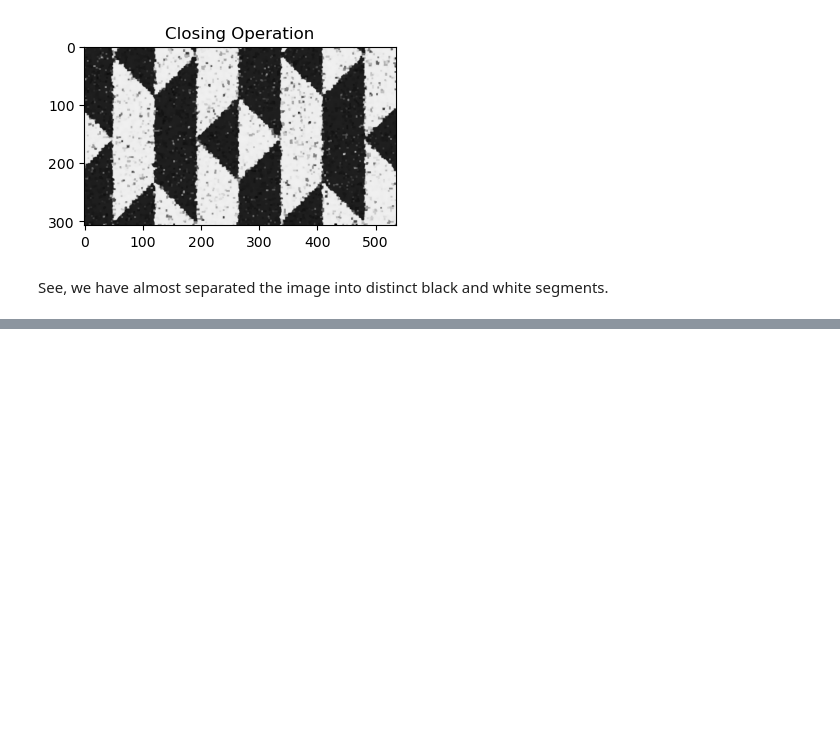
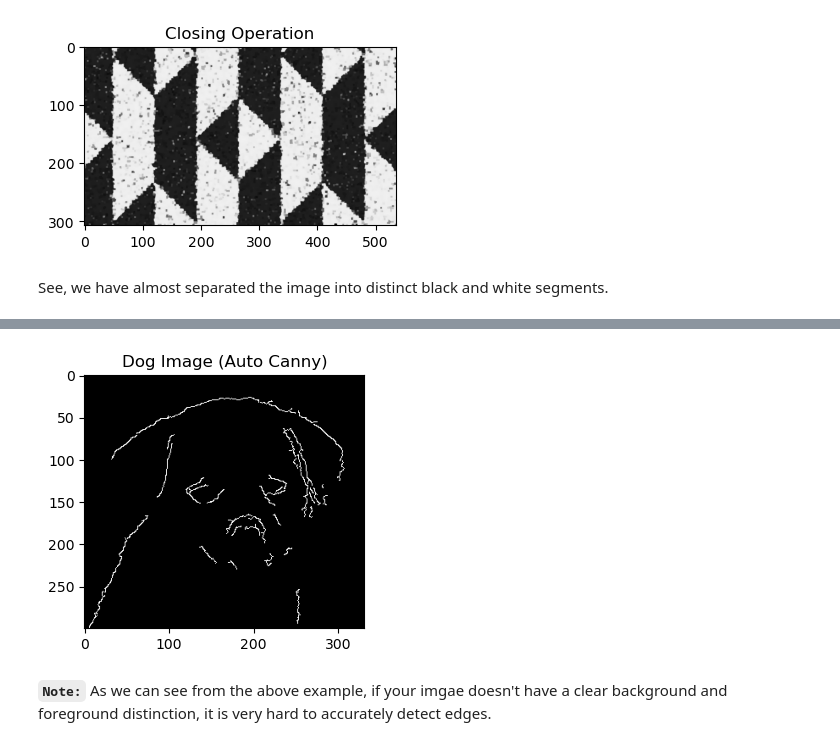
Before and after one commit to MaidulHasan/OpenCV_Basics, a Jupyter notebook: 06_morphological_transformations_and_edge_detection.ipynb, the cells around one changed output, grey strips where cells are left out. Drawn from its saved outputs; the diff is of its cells as text; code cells hidden in the pictures; blank space fills up the shorter version.

Commit message:
[section] OpenCV_Basics/06_morphological_transformations_and_edge_detection.ipynb: Add section Edge Detection 	Add sec - Canny edge detection 		Add subsec - Auto Canny

```diff
--- a/06_morphological_transformations_and_edge_detection.ipynb
+++ b/06_morphological_transformations_and_edge_detection.ipynb
@@ -114,0 +160,16 @@ See, we have almost separated the image into distinct black and white segments.
+# %%
+def auto_canny(image, sigma=0.33):
+    # compute the median of the single channel pixel intensities
+    v = np.median(image)
+    # apply automatic Canny edge detection using the computed median
+    lower = int(max(0, (1.0 - sigma) * v))
+    upper = int(min(255, (1.0 + sigma) * v))
+    edged = cv.Canny(image, lower, upper)
+    # return the edged image
+    return edged
+# %%
+matplotlib_imshow("Dog Image (Auto Canny)", auto_canny(dog_img_blurred), 4)
+# %% [output]
+[figure, added]
+# %% [markdown]
+**`Note:`** As we can see from the above example, if your imgae doesn't have a clear background and foreground distinction, it is very hard to accurately detect edges.
```
Also changed, not shown: parts of 12 cells of this notebook, 1 other file.
